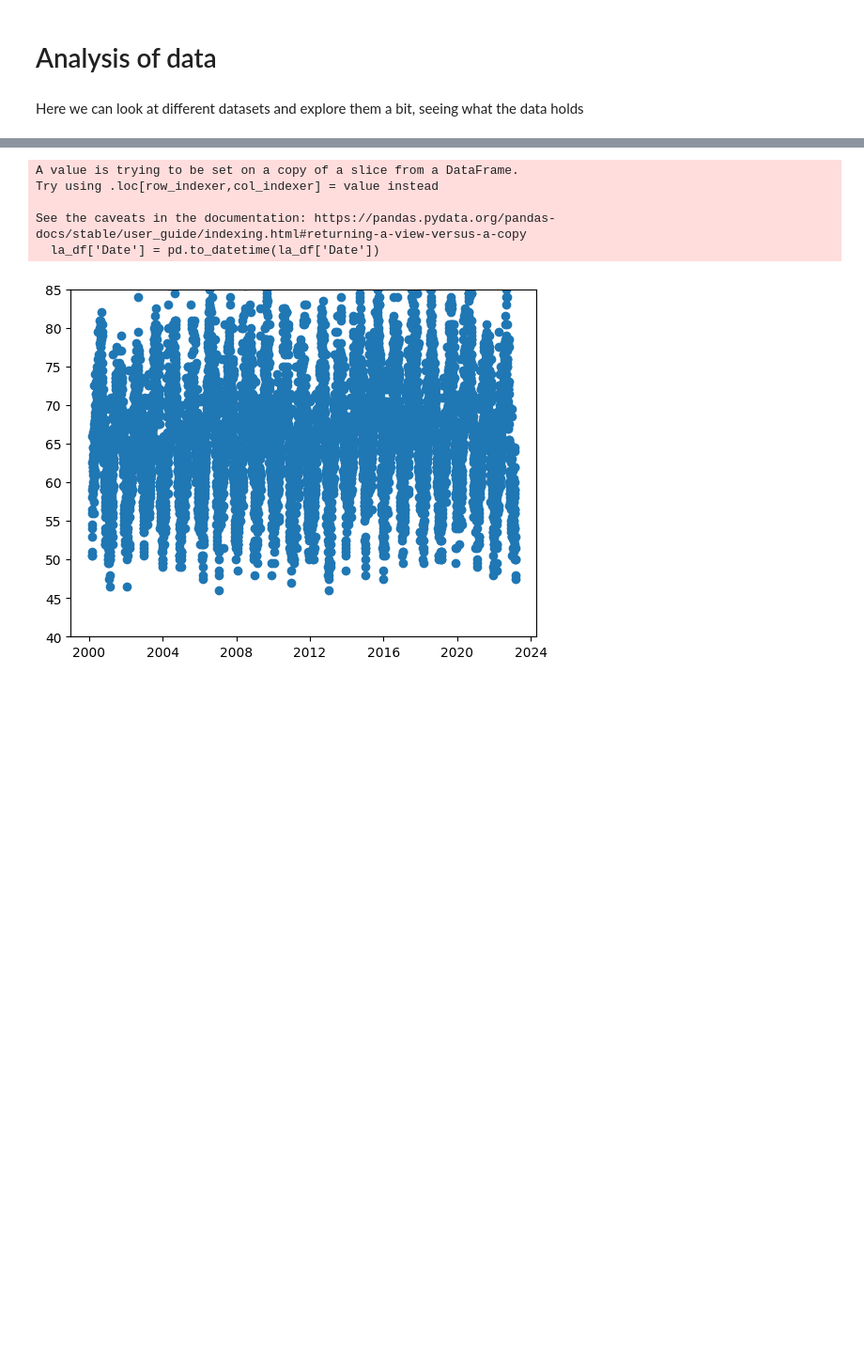
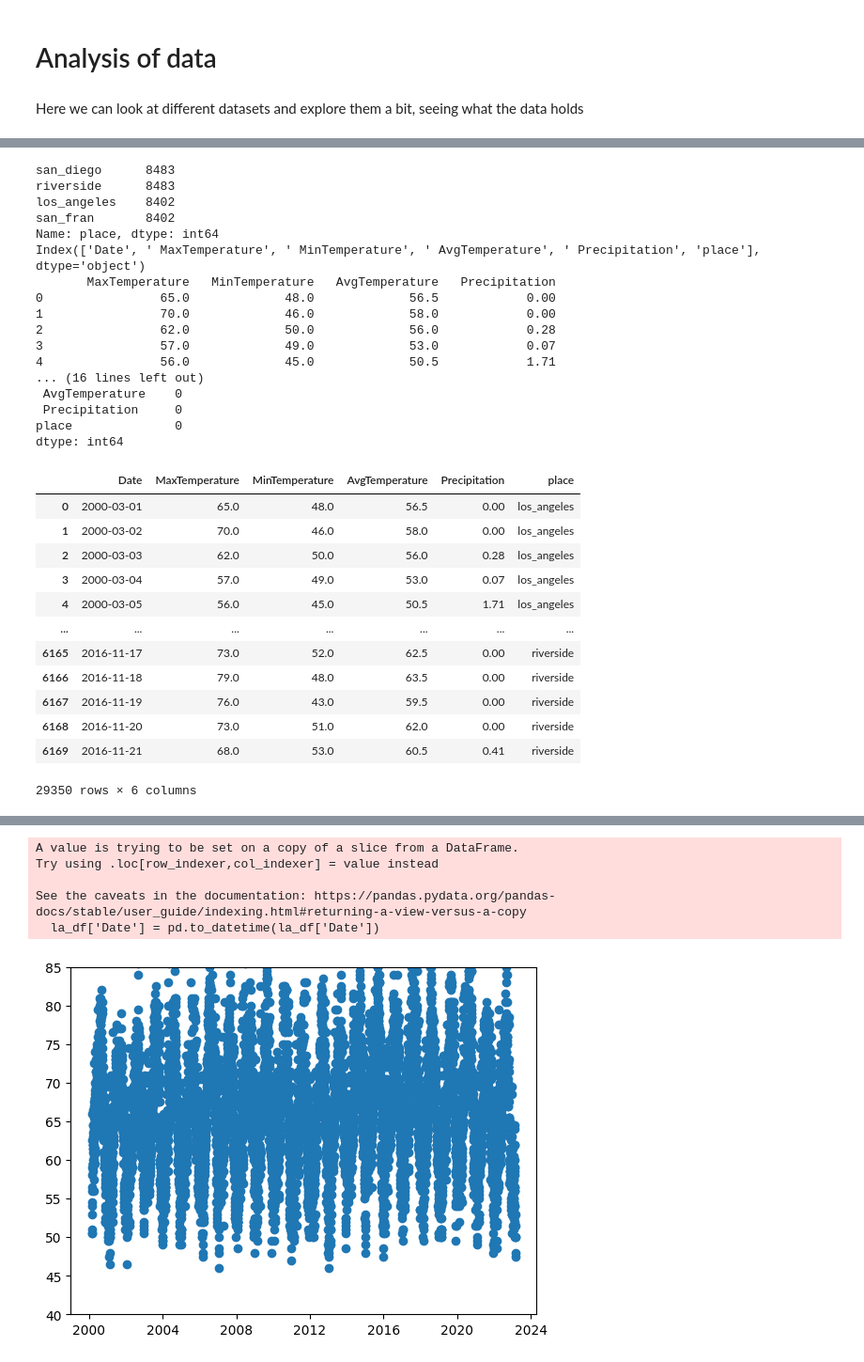
Before and after one commit to UIUC-DSC/Data-Nerds, a Jupyter notebook: city_temp_data_cleaning.ipynb, the cells around one changed output, grey strips where cells are left out. Shown at 94% size. Drawn from its saved outputs; the diff is of its cells as text; code cells hidden in the pictures; blank space fills up the shorter version.

```diff
--- a/data_analysis.ipynb
+++ b/city_temp_data_cleaning.ipynb
@@ -66,23 +52,19 @@ for i in dataframes:
         i[col]=pd.to_numeric(i[col], errors='coerce')
     print(i['Date'].count())
 
-dataframes[0]['place'] = 'Los_Angeles'
-dataframes[1]['place'] = 'San_Francisco'
-dataframes[2]['place'] = 'San_Diego'
-dataframes[3]['place'] = 'Riverside'
+places = ['los_angeles','san_fran', 'san_diego', 'riverside']
+for i in range(len(places)):
+    dataframes[i]['place']= places[i]
+
+# dataframes[0]['place'] = 'Los_Angeles'
+# dataframes[1]['place'] = 'San_Francisco'
+# dataframes[2]['place'] = 'San_Diego'
+# dataframes[3]['place'] = 'Riverside'
 
 data = pd.concat(dataframes)
 # print(data.describe)
 # data = data[data[' AvgTemperature'].notna()]
 # data
-
-# see most nan columns
-# alsolooks like snowfall snow depth, and at obs temp are useless to us
-print(data.isna().sum())
-data.drop(columns=[' Snowfall', ' SnowDepth', ' AtObsTemperature'], inplace=True)
-print(data.isna().sum())
-data.describe
-# now remove NaNs
 # %% [output]
 8402
 8402
@@ -118,11 +72,0 @@ dtype: int64
-# %%
-pd.set_option('display.max_rows', 500)
-pd.set_option('display.max_columns', 500)
-pd.set_option('display.width', 1000)
-
-print(la_df.head())
-print(sf_df.head())
-
-# So we have good weather data from this site, I think we can use any other data
-# that has a similar range and try to correlate them
-# For instance, fire data vs temperatre rises in the last 20 year --> global warming affect
@@ -233,0 +113,43 @@ Name: Date, Length: 8400, dtype: datetime64[ns]
+# %%
+# now delete extra NaN rows
+print(data['place'].value_counts())
+data1 = data.copy(deep=True)
+data1 = data1.dropna(subset=[' MaxTemperature', ' MinTemperature', ' AvgTemperature', ' Precipitation'])
+
+print(data1.columns)
+print(data1.loc[:,[' MaxTemperature', ' MinTemperature', ' AvgTemperature', ' Precipitation']])
+print(data1['place'].value_counts())
+# print(data[' MaxTemperature'].isna().sum(), data[' MinTemperature'].isna().sum(), data[' AvgTemperature'].isna().sum())
+print(data1.isna().sum())
+data1
+# %% [output]
+san_diego      8483
+riverside      8483
+los_angeles    8402
+san_fran       8402
+Name: place, dtype: int64
+Index(['Date', ' MaxTemperature', ' MinTemperature', ' AvgTemperature', ' Precipitation', 'place'], dtype='object')
+       MaxTemperature   MinTemperature   AvgTemperature   Precipitation
+0                65.0             48.0             56.5            0.00
+1                70.0             46.0             58.0            0.00
+2                62.0             50.0             56.0            0.28
+3                57.0             49.0             53.0            0.07
+4                56.0             45.0             50.5            1.71
+... (16 lines left out)
+ AvgTemperature    0
+ Precipitation     0
+place              0
+dtype: int64
+|  | Date | MaxTemperature | MinTemperature | AvgTemperature | Precipitation | place |
+| 0 | 2000-03-01 | 65.0 | 48.0 | 56.5 | 0.00 | los_angeles |
+| 1 | 2000-03-02 | 70.0 | 46.0 | 58.0 | 0.00 | los_angeles |
+| 2 | 2000-03-03 | 62.0 | 50.0 | 56.0 | 0.28 | los_angeles |
+| 3 | 2000-03-04 | 57.0 | 49.0 | 53.0 | 0.07 | los_angeles |
+| 4 | 2000-03-05 | 56.0 | 45.0 | 50.5 | 1.71 | los_angeles |
+| ... | ... | ... | ... | ... | ... | ... |
+| 6165 | 2016-11-17 | 73.0 | 52.0 | 62.5 | 0.00 | riverside |
+| 6166 | 2016-11-18 | 79.0 | 48.0 | 63.5 | 0.00 | riverside |
+| 6167 | 2016-11-19 | 76.0 | 43.0 | 59.5 | 0.00 | riverside |
+| 6168 | 2016-11-20 | 73.0 | 51.0 | 62.0 | 0.00 | riverside |
+| 6169 | 2016-11-21 | 68.0 | 53.0 | 60.5 | 0.41 | riverside |
+29350 rows × 6 columns
```
Also changed, not shown: parts of 16 cells of this notebook, 2 other files.
